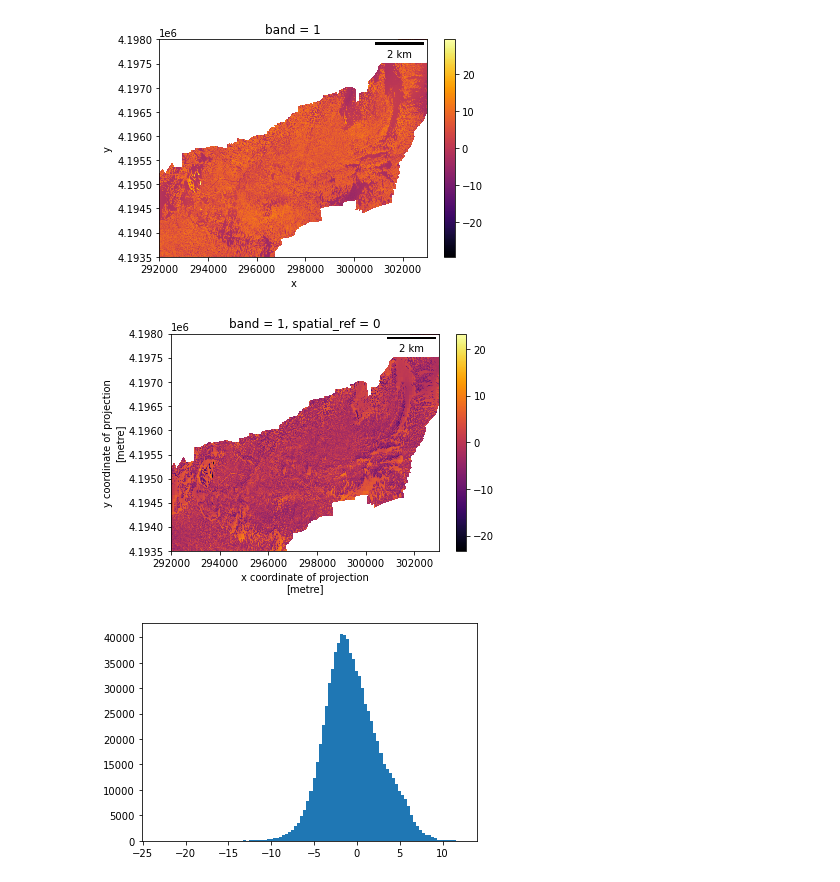
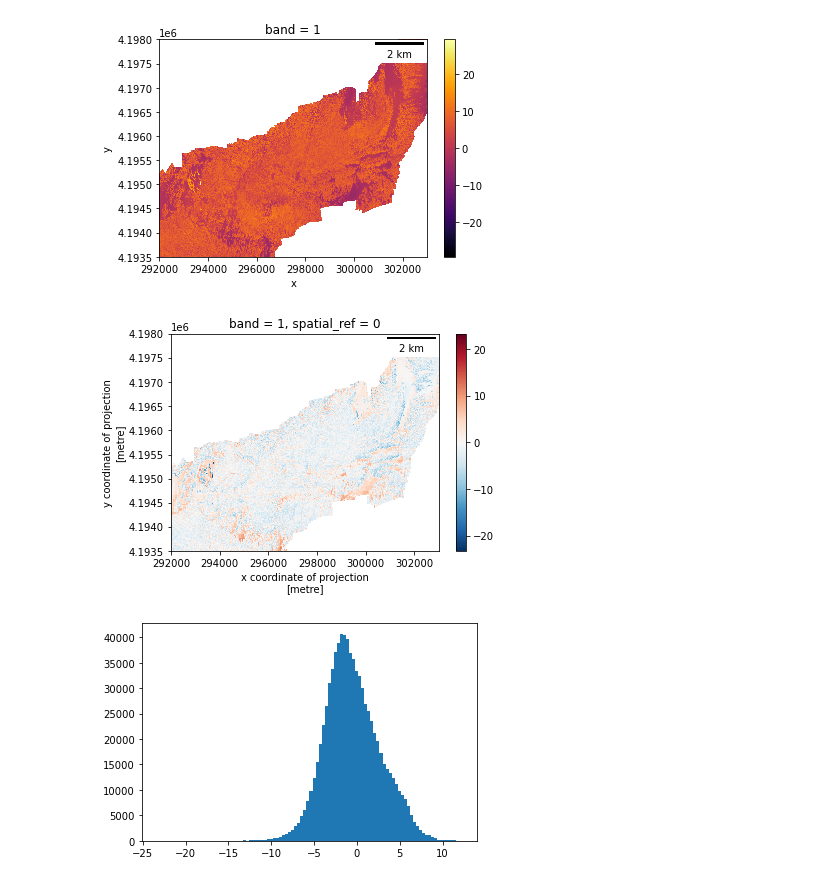
Before and after one commit to UW-GDA/aster-thermal, a Jupyter notebook: scratch.ipynb, the cells around one changed output. Drawn from its saved outputs; the diff is of its cells as text; code cells hidden in the pictures.

```diff
--- a/scratch.ipynb
+++ b/scratch.ipynb
@@ -17,7 +13,7 @@ os.getcwd()
 # %%
 # Name airborne & aster files
 airborne_tif = './airborne/YOSEMITE_IR_PLANE_2017Apr21_mosaicked_9_calCam.tif'
-aster_tif = 'AST_L1T_00304212017185107_20170422082541_26960_ImageData14.tif'
+aster_tif = './aster/AST_L1T_00304212017185107_20170422082541_26960_ImageData14.tif'
 # %%
 print(rasterio.open(aster_tif).crs,rasterio.open(airborne_tif).crs)
 # %% [output]
@@ -106,13 +102,13 @@ diff = aster_src_repr-air_src
 # %%
 # Plot difference map
 # how much warmer ASTER is?
 raster = diff
 
 f, ax = plt.subplots()
-raster.plot(cmap='inferno')
+raster.plot()
 ax.add_artist(ScaleBar(1.0));
 # %% [output]
-[figure, old version]
+[figure, new version]
 # %%
 plt.hist(diff.values.ravel(),bins=100);
 # %% [output]
```
Also changed, not shown: parts of 9 cells of this notebook, 1 other file.
